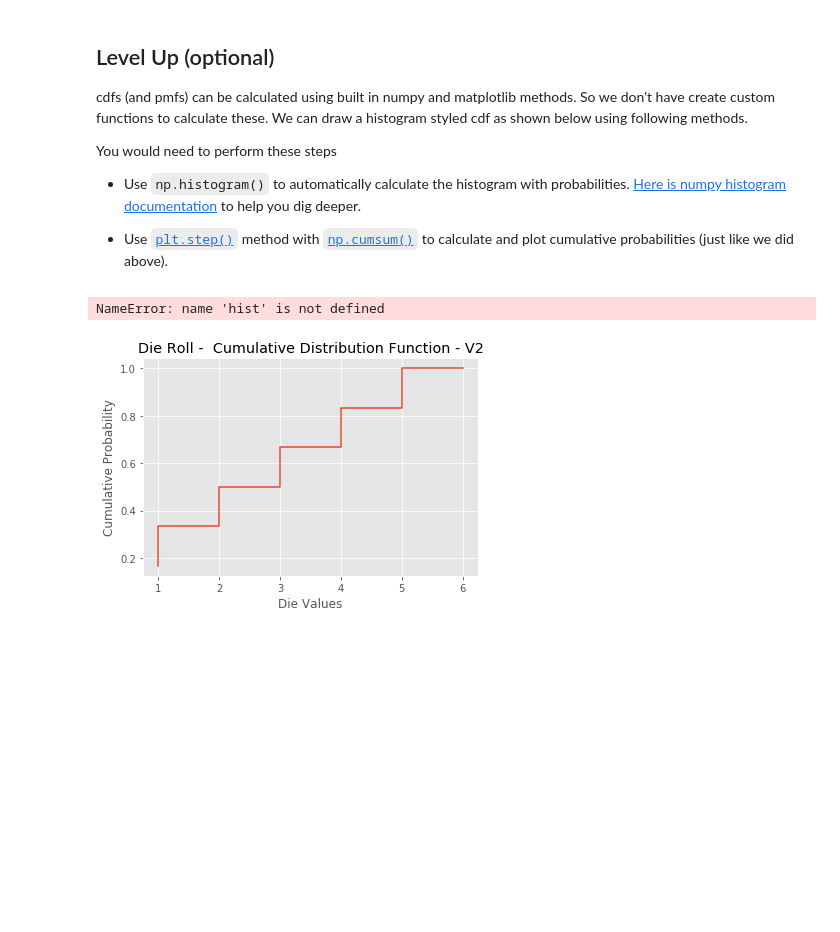
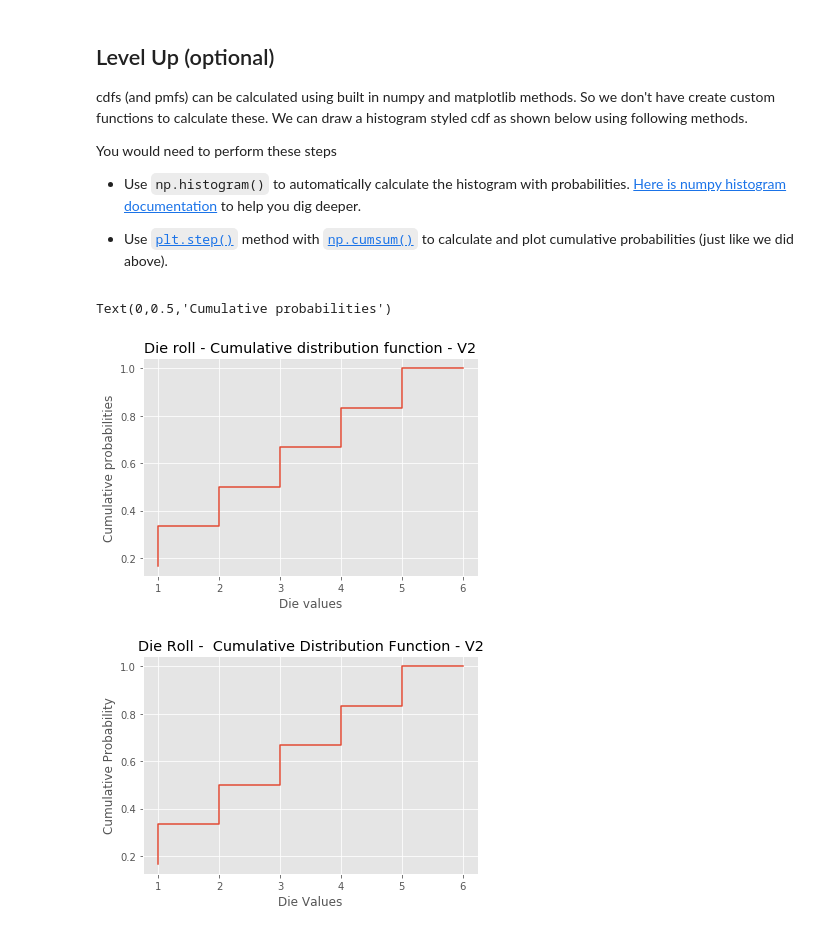
Before and after one commit to Rimab55/dsc-0-09-09-distributions-cdf-lab-nyc-ds-career-012819, a Jupyter notebook: index.ipynb, the cells around one changed output. Saved outputs shown, nothing was run; the diff lists cells and outputs as text; code cells hidden in the pictures; blank space fills up the shorter version.

```diff
--- a/index.ipynb
+++ b/index.ipynb
@@ -83,12 +83,13 @@ You would need to perform these steps
 # %%
 import numpy as np
 data = np.histogram([1,2,3,4,5,6],bins = 6, range=(1, 7), normed=True)
-plt.step(hist[1][:-1], np.cumsum(hist[0]))
+plt.step(data[1][:-1], np.cumsum(data[0]))
 plt.title('Die roll - Cumulative distribution function - V2')
 plt.xlabel('Die values')
 plt.ylabel('Cumulative probabilities')
 # %% [output]
-NameError: name 'hist' is not defined
+Text(0,0.5,'Cumulative probabilities')
+[figure, added]
 # %%
 # %% [output]
 [figure]
```
